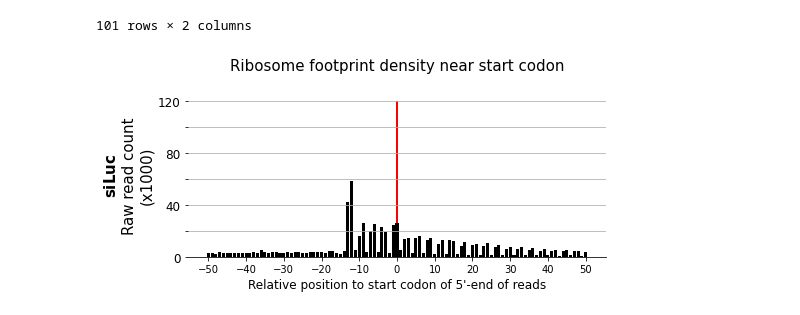
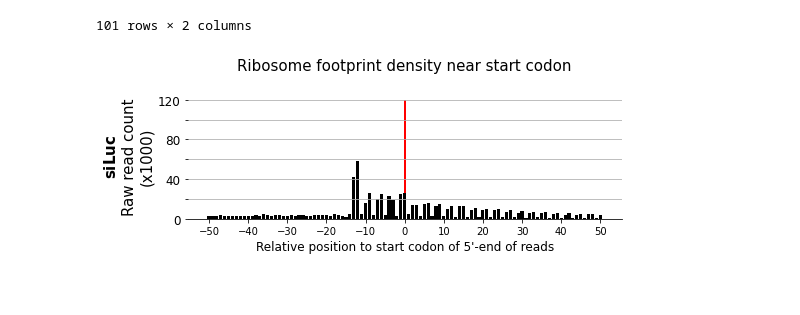
Before and after one commit to eugenebang/BnP1_termp, a Jupyter notebook: TermProj2.ipynb, the cells around one changed output. Cells and saved outputs as stored; diff of their text form; code cells hidden in the pictures; blank space fills up the shorter version.

Commit message:
added background color to image file

```diff
--- a/TermProj2.ipynb
+++ b/TermProj2.ipynb
@@ -284,27 +284,28 @@ result
 # %%
 import numpy as np
 from matplotlib import pyplot as plt
 
 fig, ax = plt.subplots(1, 1, figsize=(7.5, 3))
 ax.bar(0,120, color='red', width=0.5)
 ax.bar(result['x'], result['y'], color='black')
 
 
 ax.set_xticks(np.arange(-5,6)*10)
 ax.set_yticks(np.arange(0,7)*20)
 ax.set_yticklabels([0,'',40,'',80,'', 120], fontsize=12)
 
 ax.grid(axis='y')
 
 ax.spines['right'].set_visible(False)
 ax.spines['top'].set_visible(False)
 ax.spines['left'].set_visible(False)
 
 ax.set_title('Ribosome footprint density near start codon\n', fontsize=15)
 ax.set_xlabel("Relative position to start codon of 5'-end of reads", fontsize=12)
 ax.set_ylabel('$\\bf{siLuc}$\nRaw read count\n(x1000)', fontsize=15)
 
-plt.show()
-plt.savefig('termproj2.png', dpi=300)
+fig.patch.set_facecolor('white')
+plt.tight_layout()
+plt.savefig('termproj2.png', dpi=300, transparent=False)
 # %% [output]
-[figure, old version]
+[figure, new version]
```
Also changed, not shown: 1 other file.
